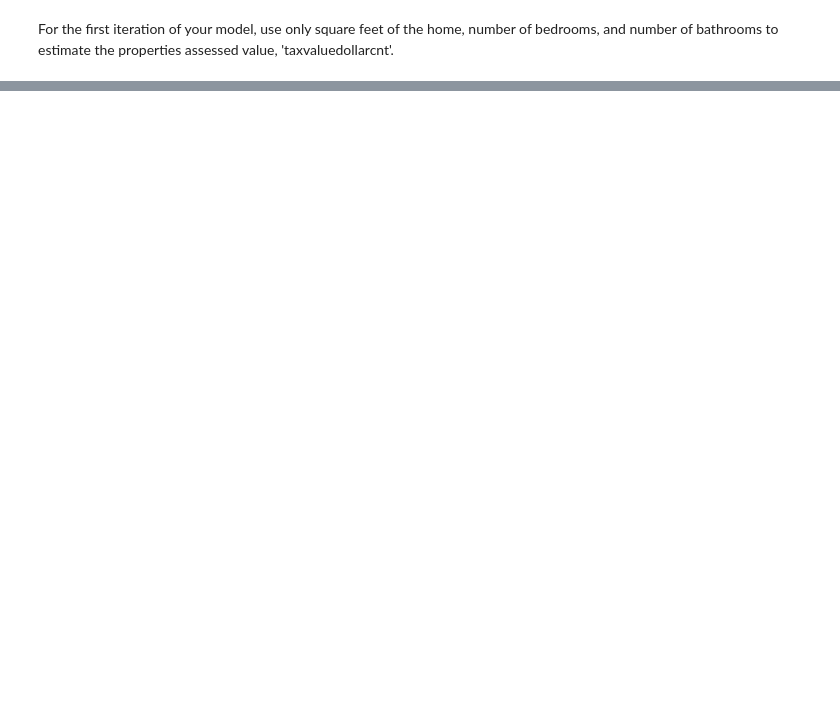
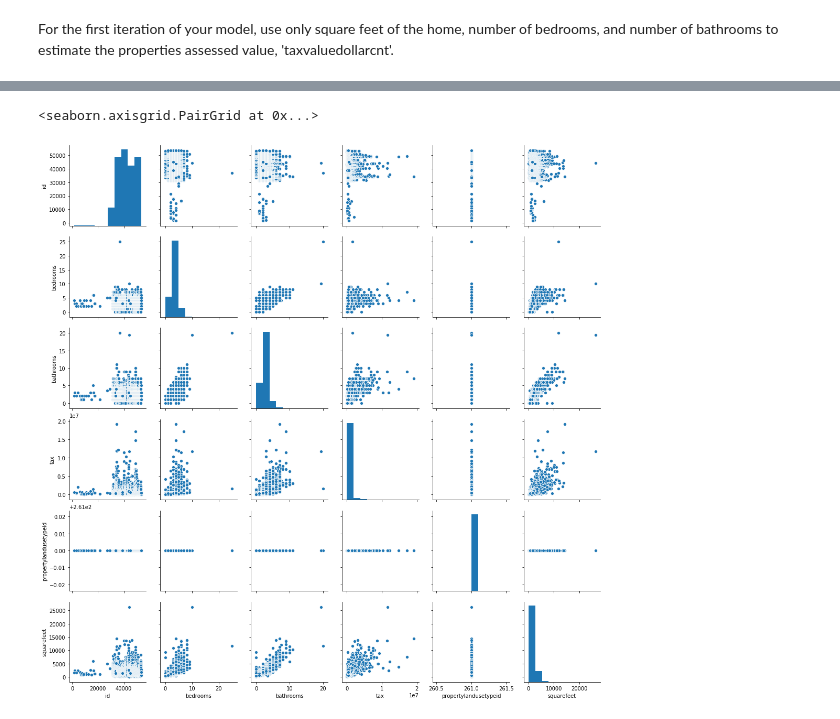
Before and after one commit to Mattsantos541/Zillow, a Jupyter notebook: Zillow Project.ipynb, the cells around one changed output, grey strips where cells are left out. Saved outputs shown, nothing was run; the diff lists cells and outputs as text; code cells hidden in the pictures; blank space fills up the shorter version.

```diff
--- a/Zillow Project.ipynb
+++ b/Zillow Project.ipynb
@@ -96,0 +141,5 @@ Now its time to train our model on our training data!
+# %%
+sns.pairplot(df)
+# %% [output]
+<seaborn.axisgrid.PairGrid at 0x...>
+[figure, added]
```
Also changed, not shown: parts of 39 cells of this notebook, 8 other files.
